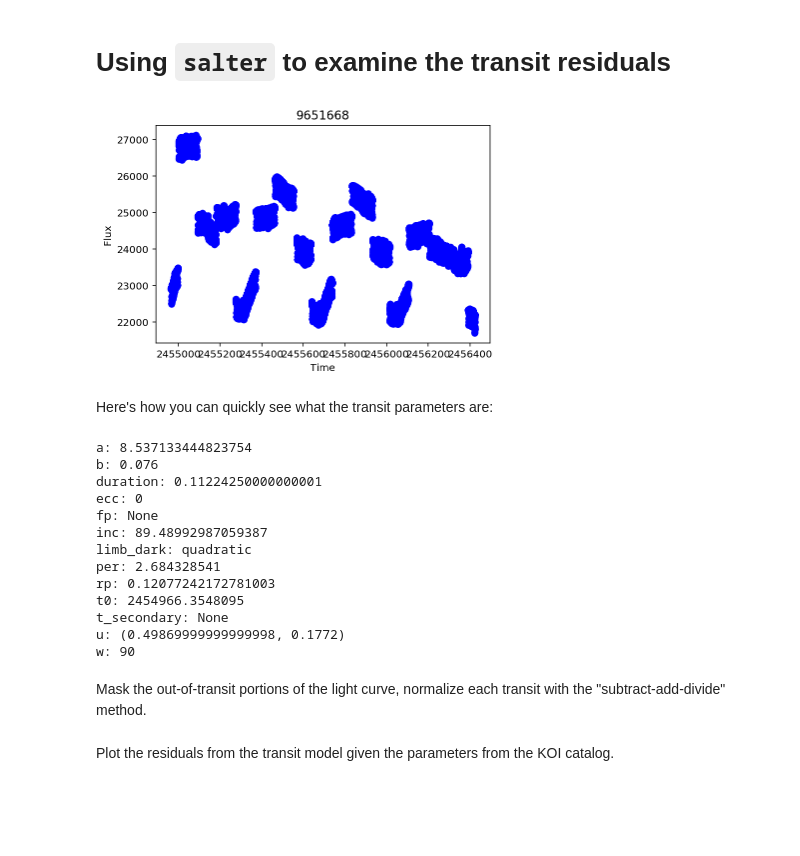
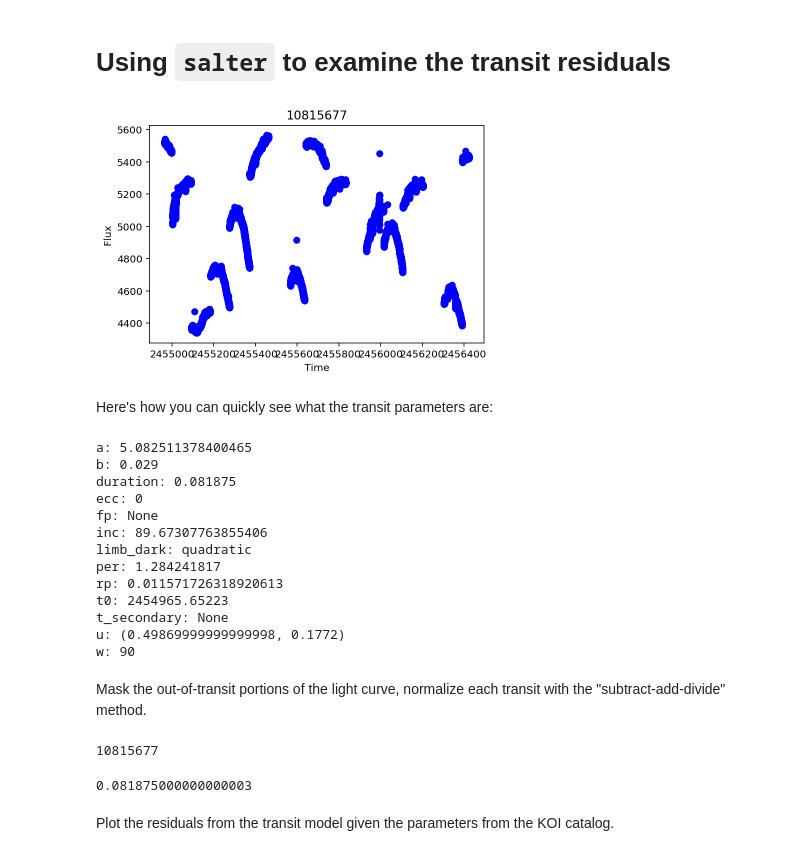
Before and after one commit to bmorris3/salter, a Jupyter notebook: show_lc.ipynb, the cells around one changed output. Drawn from its saved outputs; the diff is of its cells as text; code cells hidden in the pictures; blank space fills up the shorter version.

```diff
--- a/show_lc.ipynb
+++ b/show_lc.ipynb
@@ -9,13 +9,13 @@ import matplotlib.pyplot as plt
 # %%
 # Specify a KIC number to get the light curve
 # Here are some numbers to try: 4157325, 9651668, 9705459, 10386922
-kic_number = 9651668
+kic_number = 10815677#9651668
 whole_lc = LightCurve.from_hdf5(kic_number)
 
 # Plot the light curve (raw SAP flux)
 whole_lc.plot()
 # %% [output]
-[figure, old version]
+[figure, new version]
 # %% [markdown]
 Here's how you can quickly see what the transit parameters are:
 # %%
@@ -23,16 +23,16 @@ for attr in dir(whole_lc.params):
     if not attr.startswith('_'):
         print("{0}: {1}".format(attr, getattr(whole_lc.params, attr)))
 # %% [output]
-a: 8.537133444823754
-b: 0.076
-duration: 0.11224250000000001
+a: 5.082511378400465
+b: 0.029
+duration: 0.081875
 ecc: 0
 fp: None
-inc: 89.48992987059387
+inc: 89.67307763855406
 limb_dark: quadratic
-per: 2.684328541
-rp: 0.12077242172781003
-t0: 2454966.3548095
+per: 1.284241817
+rp: 0.011571726318920613
+t0: 2454965.65223
 t_secondary: None
 u: (0.49869999999999998, 0.1772)
 w: 90
@@ -50,6 +50,14 @@ transits = near_transit.get_transit_light_curves()
 # Normalize all transits with the subtract-add-divide method,
 # using a second order polynomial
 subtract_add_divide(whole_lc, transits)
+# %%
+10815677
+# %% [output]
+10815677
+# %%
+whole_lc.params.duration
+# %% [output]
+0.081875000000000003
 # %% [markdown]
 Plot the residuals from the transit model given the parameters from the KOI catalog.
 # %%
```
Also changed, not shown: parts of 6 cells of this notebook, 4 other files.
